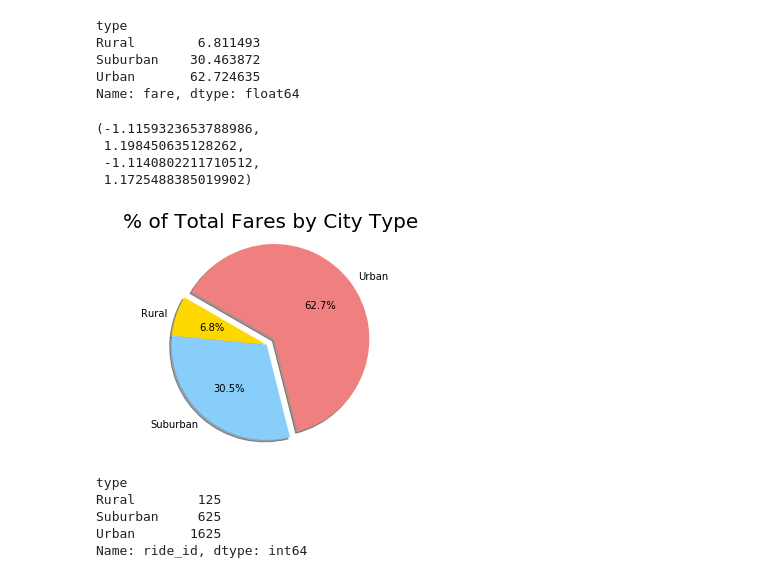
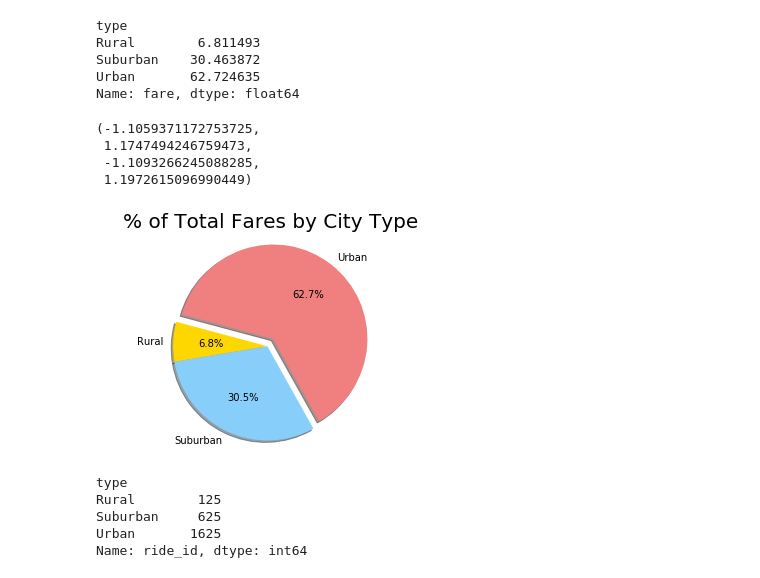
Before and after one commit to willmino/Pyber_Analysis, a Jupyter notebook: Pyber.ipynb, the cells around one changed output. Cells and saved outputs as stored; diff of their text form; code cells hidden in the pictures.

```diff
--- a/Pyber.ipynb
+++ b/Pyber.ipynb
@@ -1032,23 +1032,23 @@ Name: fare, dtype: float64
 # %%
 import matplotlib as mpl
 
 plt.pie(type_percents,labels = ["Rural", "Suburban", "Urban"], autopct = "%1.1f%%",explode = [0,0,0.1]
-        ,shadow = True, startangle = 150, colors = ["gold","lightskyblue", "lightcoral"])
+        ,shadow = True, startangle = 165, colors = ["gold","lightskyblue", "lightcoral"])
 
 plt.title("% of Total Fares by City Type", fontsize = 20)
 
 mpl.rcParams["font.size"]=14
 
 plt.savefig("analysis/Fig5.png")
 
 plt.axis("equal")
 #reminder, the pie chart below represents the fares from each city type out of the total fares
 # %% [output]
-(-1.1159323653788986,
- 1.198450635128262,
- -1.1140802211710512,
- 1.1725488385019902)
+(-1.1059371172753725,
+ 1.1747494246759473,
+ -1.1093266245088285,
+ 1.1972615096990449)
-[figure, old version]
+[figure, new version]
 # %%
 #5.6.1 Calculate Ride Percentages
 #make another pie chart for the % of rides from each city type out of the total number of rides
```
Also changed, not shown: parts of 8 cells of this notebook, 4 other files.
